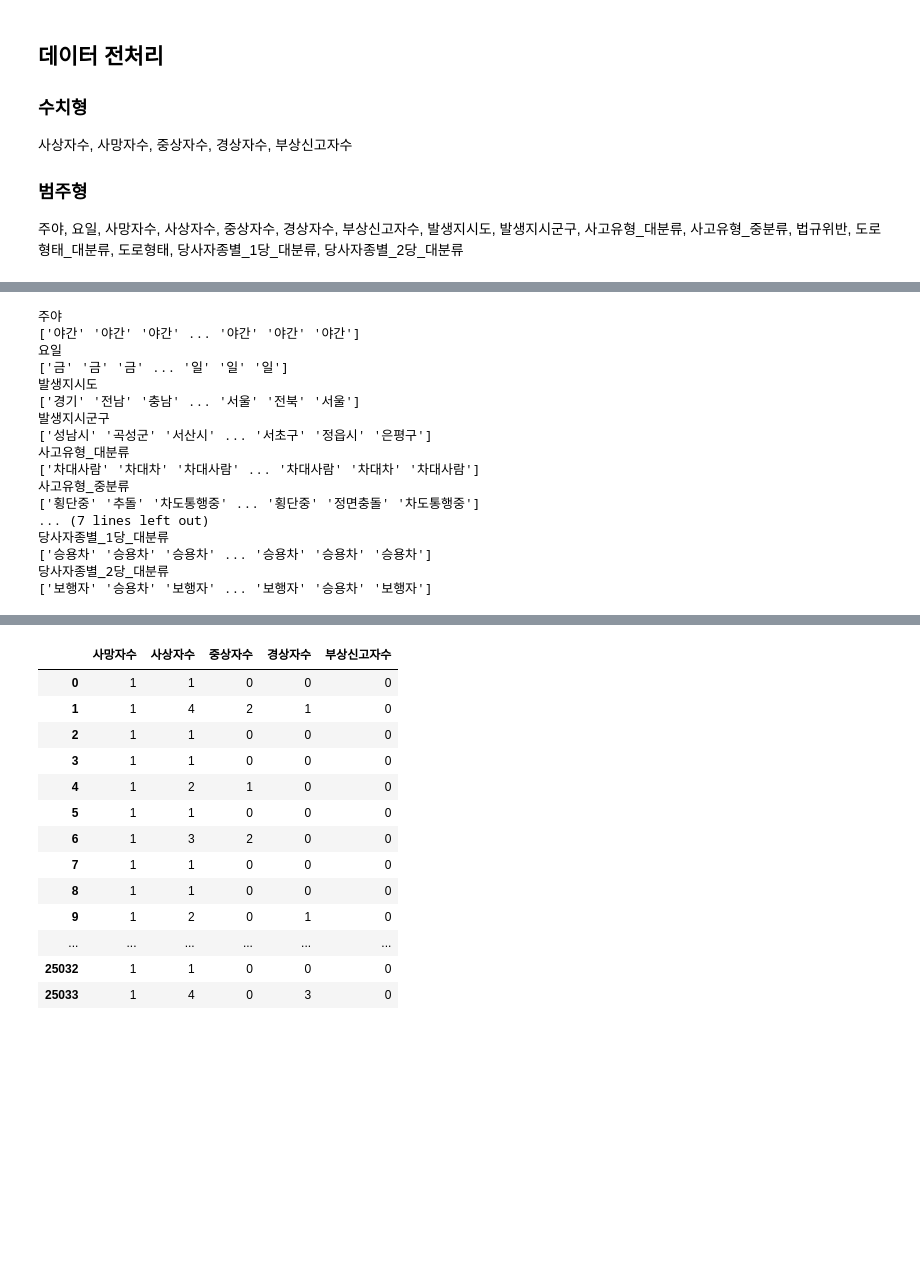
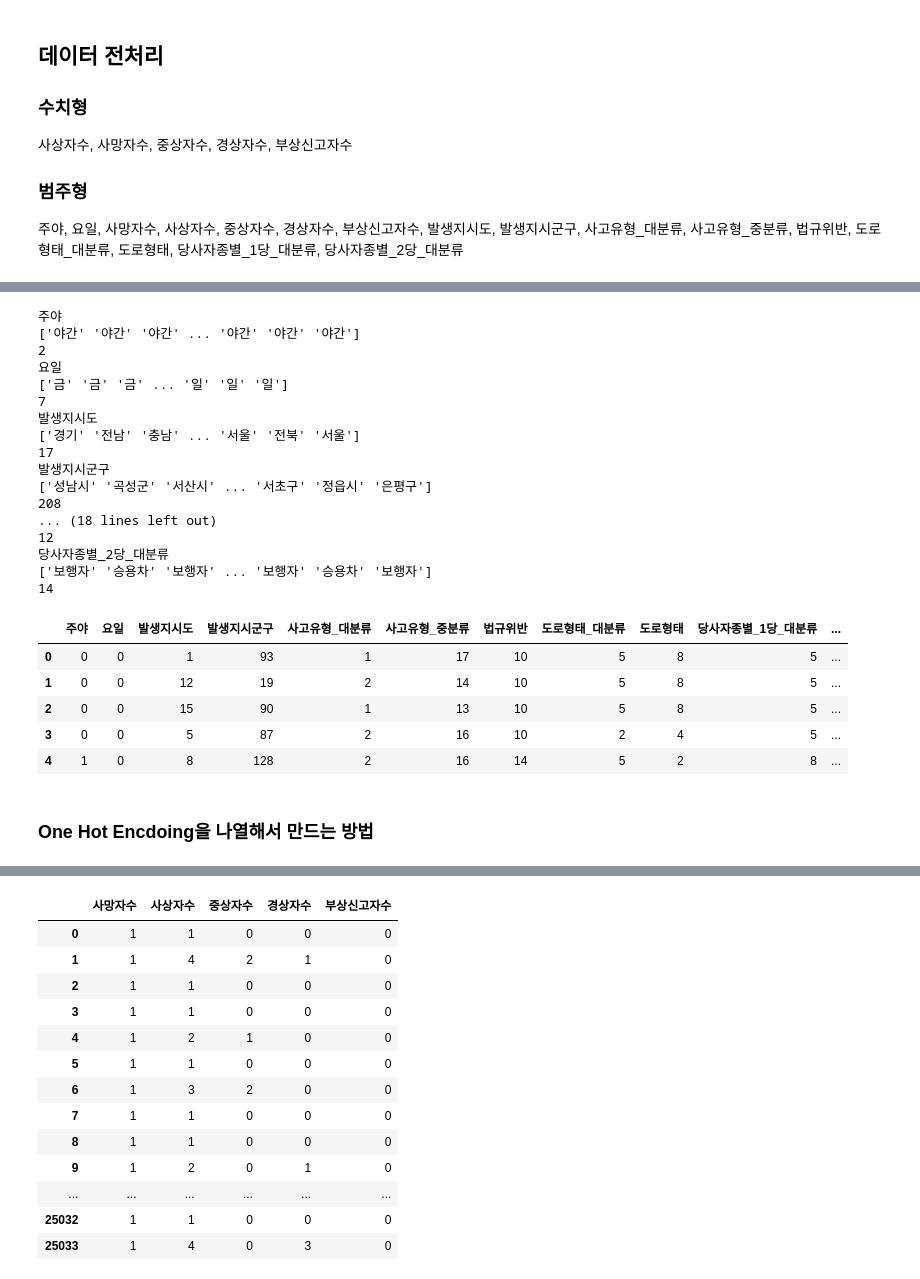
Before and after one commit to ChungminPark/samsung-ai-challenge-2018, a Jupyter notebook: Traffic_Accident.ipynb, the cells around one changed output, grey strips where cells are left out. Drawn from its saved outputs; the diff is of its cells as text; code cells hidden in the pictures; blank space fills up the shorter version.

```diff
--- a/Traffic_Accident.ipynb
+++ b/Traffic_Accident.ipynb
@@ -16,13 +16,16 @@ from sklearn.preprocessing import LabelEncoder, LabelBinarizer
 category = ['주야', '요일', '발생지시도', '발생지시군구', '사고유형_대분류', '사고유형_중분류', '법규위반',
             '도로형태_대분류', '도로형태', '당사자종별_1당_대분류', '당사자종별_2당_대분류']
 
-x_train_num = pd.read_csv('./교통사망사고정보/Train_교통사망사고정보(12.1~17.6).csv',encoding='cp949',
+x_train_num = pd.read_csv('./교통사망사고정보/Kor_Train_교통사망사고정보(12.1~17.6).csv',encoding='cp949',
                               usecols=['사상자수', '사망자수', '중상자수', '경상자수','부상신고자수'])
 
-x_train_cat = pd.read_csv('./교통사망사고정보/Train_교통사망사고정보(12.1~17.6).csv',encoding='cp949',
-                               usecols=['주야', '요일', '사망자수', '사상자수', '중상자수', '경상자수', '부상신고자수',
-                                        '발생지시도', '발생지시군구', '사고유형_대분류', '사고유형_중분류', '법규위반',
-                                        '도로형태_대분류', '도로형태', '당사자종별_1당_대분류', '당사자종별_2당_대분류'])
+# x_train_cat = pd.read_csv('./교통사망사고정보/Train_교통사망사고정보(12.1~17.6).csv',encoding='cp949',
+#                                usecols=['주야', '요일', '사망자수', '사상자수', '중상자수', '경상자수', '부상신고자수',
+#                                         '발생지시도', '발생지시군구', '사고유형_대분류', '사고유형_중분류', '법규위반',
+#                                         '도로형태_대분류', '도로형태', '당사자종별_1당_대분류', '당사자종별_2당_대분류'])
+
+x_train_cat = pd.read_csv('./교통사망사고정보/Kor_Train_교통사망사고정보(12.1~17.6).csv',encoding='cp949',
+                               usecols=category)
 # %%
 x_train_cat['당사자종별_2당_대분류'] = x_train_cat['당사자종별_2당_대분류'].replace(['0', np.nan], '없음')
 # print(x_train_cat['당사자종별_2당_대분류'][1878])
@@ -34,22 +57,34 @@ for col in category:
     print(col)
     encoder.fit(x_train_cat[col].astype(str).unique())
     print(x_train_cat[col].astype(str).values)
+    print(len(x_train_cat[col].astype(str).unique()))
     x_train_cat[col] = encoder.transform(x_train_cat[col].astype(str).values)
 # %% [output]
 주야
 ['야간' '야간' '야간' ... '야간' '야간' '야간']
+2
 요일
 ['금' '금' '금' ... '일' '일' '일']
+7
 발생지시도
 ['경기' '전남' '충남' ... '서울' '전북' '서울']
+17
 발생지시군구
 ['성남시' '곡성군' '서산시' ... '서초구' '정읍시' '은평구']
-사고유형_대분류
-['차대사람' '차대차' '차대사람' ... '차대사람' '차대차' '차대사람']
-사고유형_중분류
-['횡단중' '추돌' '차도통행중' ... '횡단중' '정면충돌' '차도통행중']
-... (7 lines left out)
-당사자종별_1당_대분류
-['승용차' '승용차' '승용차' ... '승용차' '승용차' '승용차']
+208
+... (18 lines left out)
+12
 당사자종별_2당_대분류
 ['보행자' '승용차' '보행자' ... '보행자' '승용차' '보행자']
+14
+# %%
+x_train_cat.head()
+# %% [output]
+|  | 주야 | 요일 | 발생지시도 | 발생지시군구 | 사고유형_대분류 | 사고유형_중분류 | 법규위반 | 도로형태_대분류 | 도로형태 | 당사자종별_1당_대분류 | ... |
+| 0 | 0 | 0 | 1 | 93 | 1 | 17 | 10 | 5 | 8 | 5 | ... |
+| 1 | 0 | 0 | 12 | 19 | 2 | 14 | 10 | 5 | 8 | 5 | ... |
+| 2 | 0 | 0 | 15 | 90 | 1 | 13 | 10 | 5 | 8 | 5 | ... |
+| 3 | 0 | 0 | 5 | 87 | 2 | 16 | 10 | 2 | 4 | 5 | ... |
+| 4 | 1 | 0 | 8 | 128 | 2 | 16 | 14 | 5 | 2 | 8 | ... |
+# %% [markdown]
+### One Hot Encdoing을 나열해서 만드는 방법
```
Also changed, not shown: parts of 36 cells of this notebook, 1 other file.
